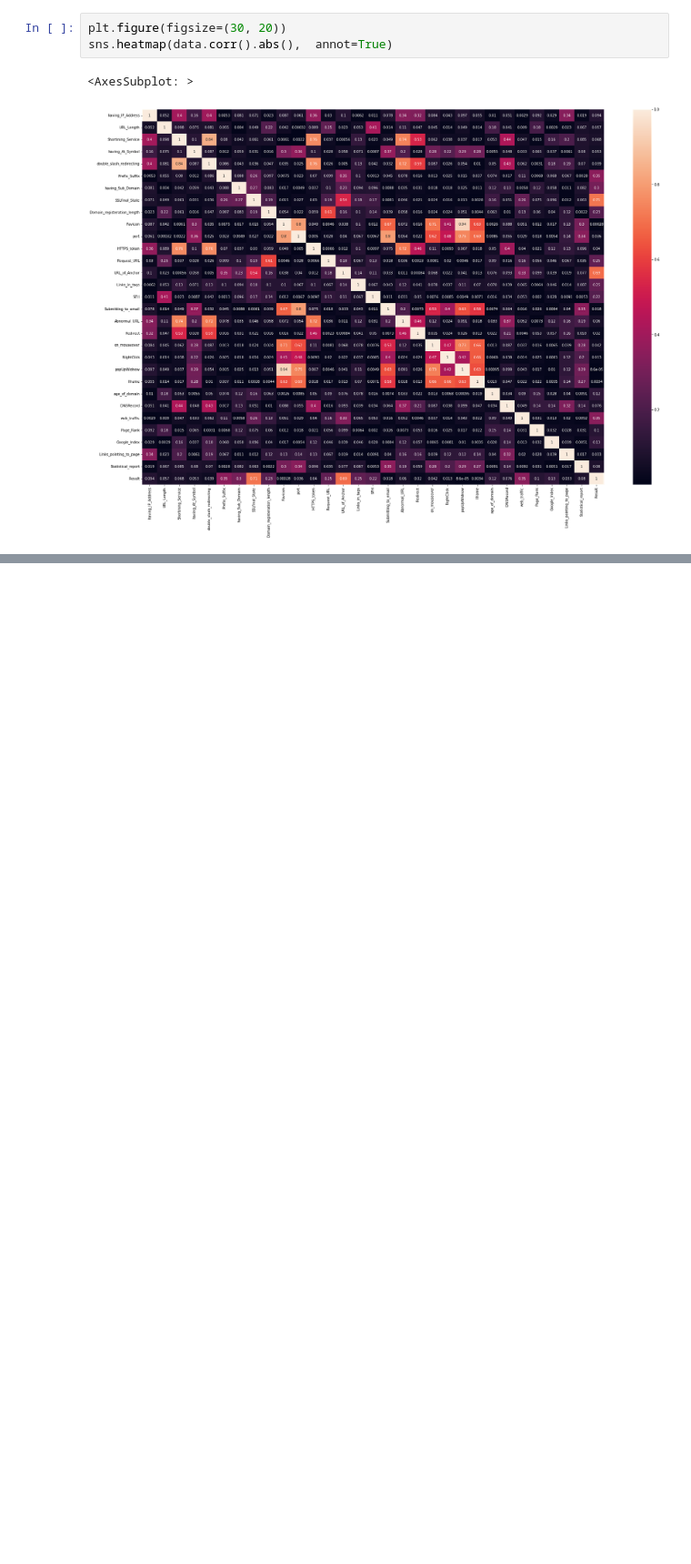
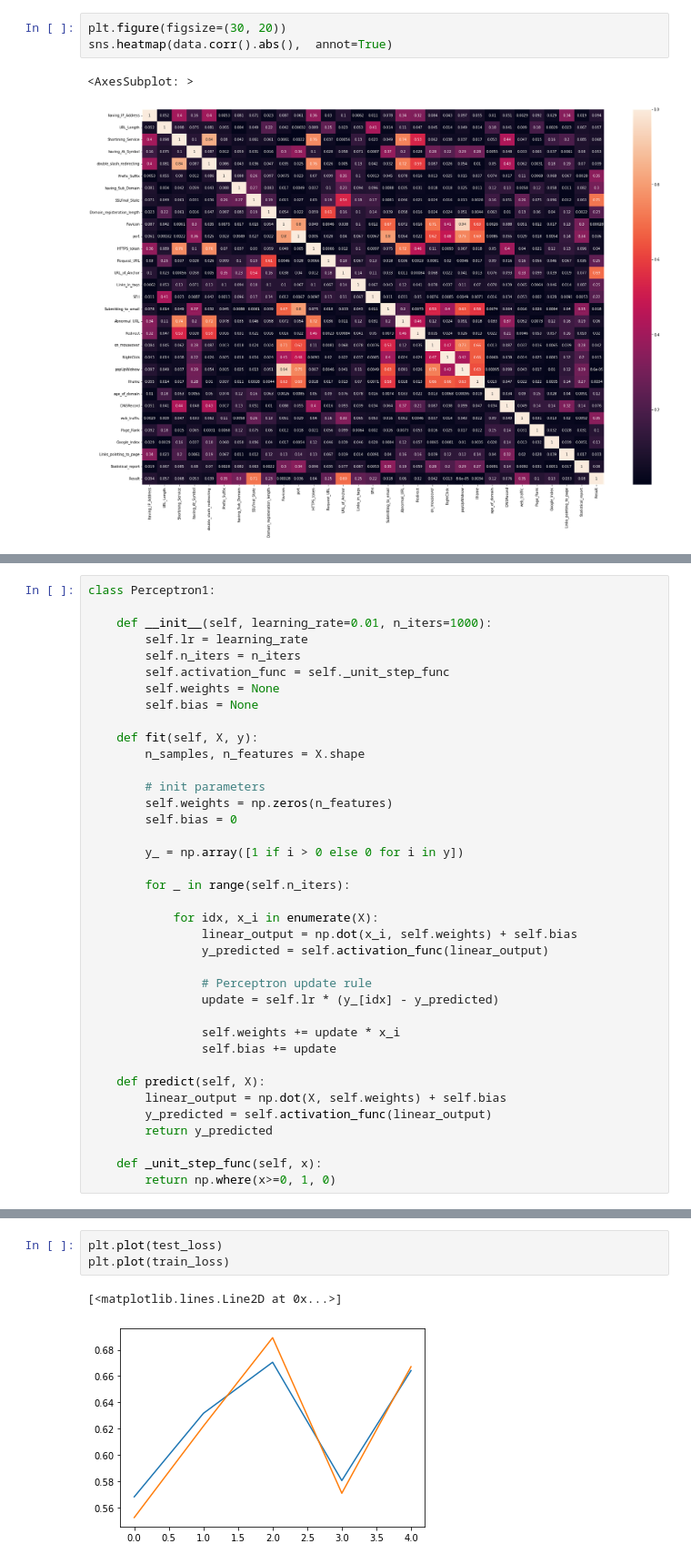
Before and after one commit to yashUcr773/CS_235_Data_Mining, a Jupyter notebook: Projects/Detection of Phishing Websites/Load Dataset, Convert from arff to csv.ipynb, the cells around one changed output, grey strips where cells are left out. Shown: that part at 91% size. Cells and saved outputs as stored; diff of their text form; blank space fills up the shorter version.

```diff
--- a/Projects/Detection of Phishing Websites/Load Dataset, Convert from arff to csv.ipynb
+++ b/Projects/Detection of Phishing Websites/Load Dataset, Convert from arff to csv.ipynb
@@ -191,0 +199,38 @@ test_loss
+# %%
+class Perceptron1:
+
+    def __init__(self, learning_rate=0.01, n_iters=1000):
+        self.lr = learning_rate
+        self.n_iters = n_iters
+        self.activation_func = self._unit_step_func
+        self.weights = None
+        self.bias = None
+
+    def fit(self, X, y):
+        n_samples, n_features = X.shape
+
+        # init parameters
+        self.weights = np.zeros(n_features)
+        self.bias = 0
+
+        y_ = np.array([1 if i > 0 else 0 for i in y])
+
+        for _ in range(self.n_iters):
+
+            for idx, x_i in enumerate(X):
+                linear_output = np.dot(x_i, self.weights) + self.bias
+                y_predicted = self.activation_func(linear_output)
+
+                # Perceptron update rule
+                update = self.lr * (y_[idx] - y_predicted)
+
+                self.weights += update * x_i
+                self.bias += update
+
+    def predict(self, X):
+        linear_output = np.dot(X, self.weights) + self.bias
+        y_predicted = self.activation_func(linear_output)
+        return y_predicted
+
+    def _unit_step_func(self, x):
+        return np.where(x>=0, 1, 0)
@@ -191,0 +303,6 @@ test_loss
+# %%
+plt.plot(test_loss)
+plt.plot(train_loss)
+# %% [output]
+[<matplotlib.lines.Line2D at 0x...>]
+[figure, added]
```
Also changed, not shown: parts of 46 cells of this notebook, 1 other file.
